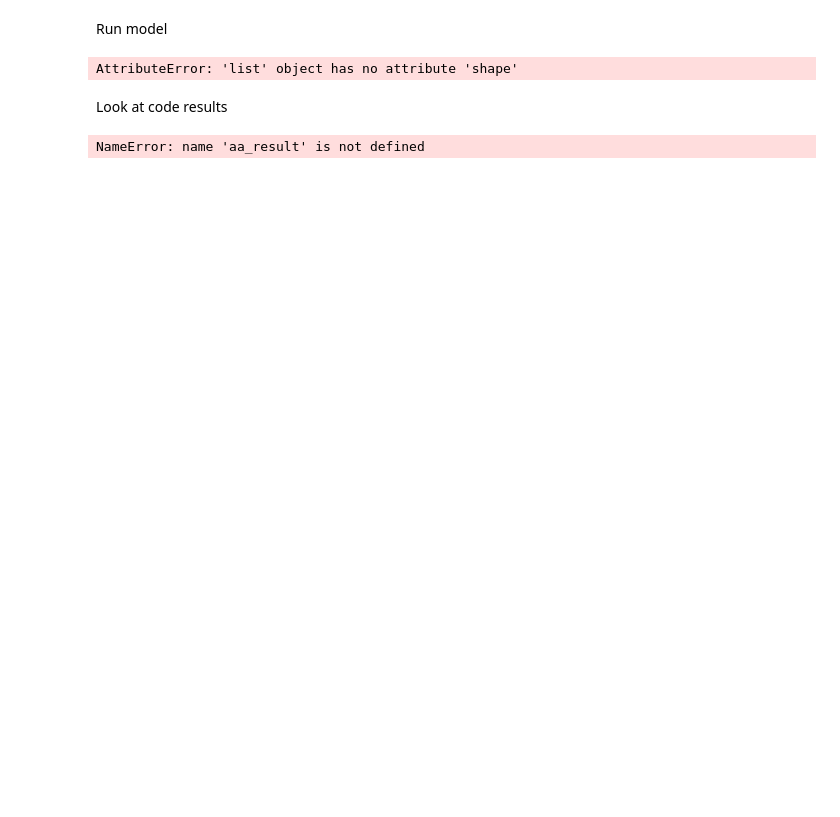
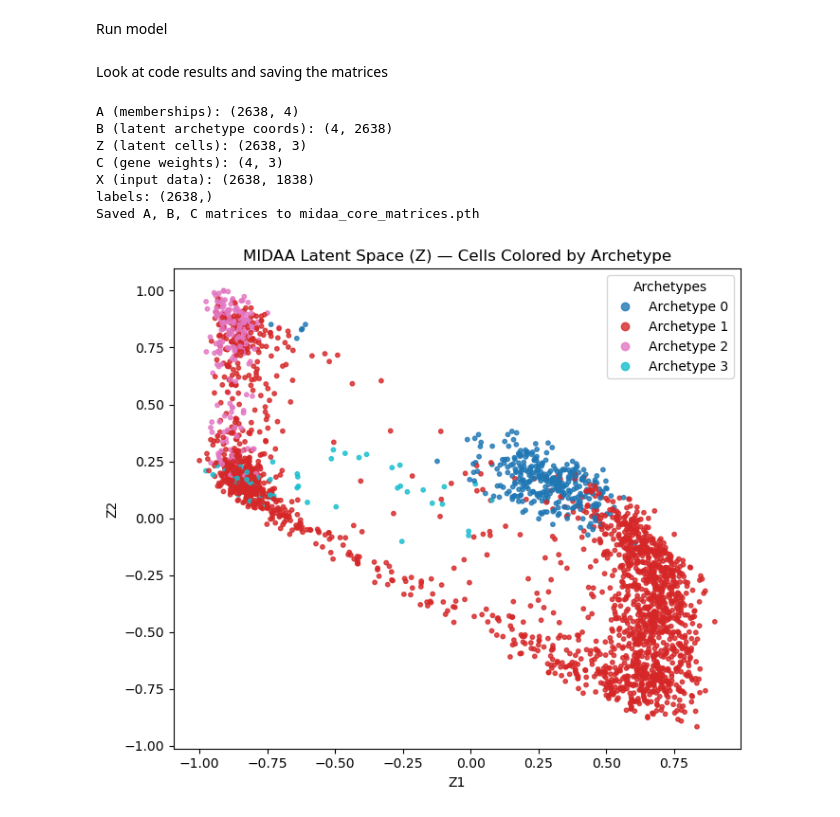
Before and after one commit to joaommata/Deep-Archetypal-Analysis, a Jupyter notebook: Midaa/SC_Midaa.ipynb, the cells around one changed output. Saved outputs shown, nothing was run; the diff lists cells and outputs as text; code cells hidden in the pictures; blank space fills up the shorter version.

```diff
--- a/Midaa/SC_Midaa.ipynb
+++ b/Midaa/SC_Midaa.ipynb
@@ -30,7 +40,7 @@ Run model
 
 
 # Number of archetypes
-narchetypes = 3
+narchetypes = 4
 
 # Run MIDAA
 aa_result = maa.fit_MIDAA(
@@ -39,10 +49,8 @@ aa_result = maa.fit_MIDAA(
     input_distribution,
     narchetypes=narchetypes
 )
-# %% [output]
-AttributeError: 'list' object has no attribute 'shape'
 # %% [markdown]
-Look at code results
+Look at code results and saving the matrices
 # %%
 import numpy as np
 
@@ -78,35 +86,47 @@ print("Z (latent cells):", Z.shape)
 print("C (gene weights):", C.shape)
 print("X (input data):", X.shape)
 print("labels:", labels.shape)
 
 import torch
 
 # Save   three core MIDAA matrices
 torch.save(
     {'A': A, 'B': B, 'C': C},
     "midaa_core_matrices.pth"
 )
 
 print("Saved A, B, C matrices to midaa_core_matrices.pth")
 
 
 import matplotlib.pyplot as plt
 import numpy as np
 
 plt.figure(figsize=(7, 6))
-plt.scatter(
+
+scatter = plt.scatter(
     Z[:, 0], Z[:, 1],
     c=labels,
     s=10,
-    cmap="viridis",
-    alpha=0.7
+    cmap="tab10",       # better for discrete clusters
+    alpha=0.8
 )
 
 plt.title("MIDAA Latent Space (Z) — Cells Colored by Archetype")
 plt.xlabel("Z1")
 plt.ylabel("Z2")
-plt.colorbar(label="Archetype")
+
+# Create legend for 4 archetypes
+handles, _ = scatter.legend_elements()
+plt.legend(handles, [f"Archetype {i}" for i in range(4)], title="Archetypes")
+
 plt.tight_layout()
 plt.show()
 # %% [output]
-NameError: name 'aa_result' is not defined
+A (memberships): (2638, 4)
+B (latent archetype coords): (4, 2638)
+Z (latent cells): (2638, 3)
+C (gene weights): (4, 3)
+X (input data): (2638, 1838)
+labels: (2638,)
+Saved A, B, C matrices to midaa_core_matrices.pth
+[figure, added]
```
Also changed, not shown: parts of 1 cell of this notebook, 3 other files.
